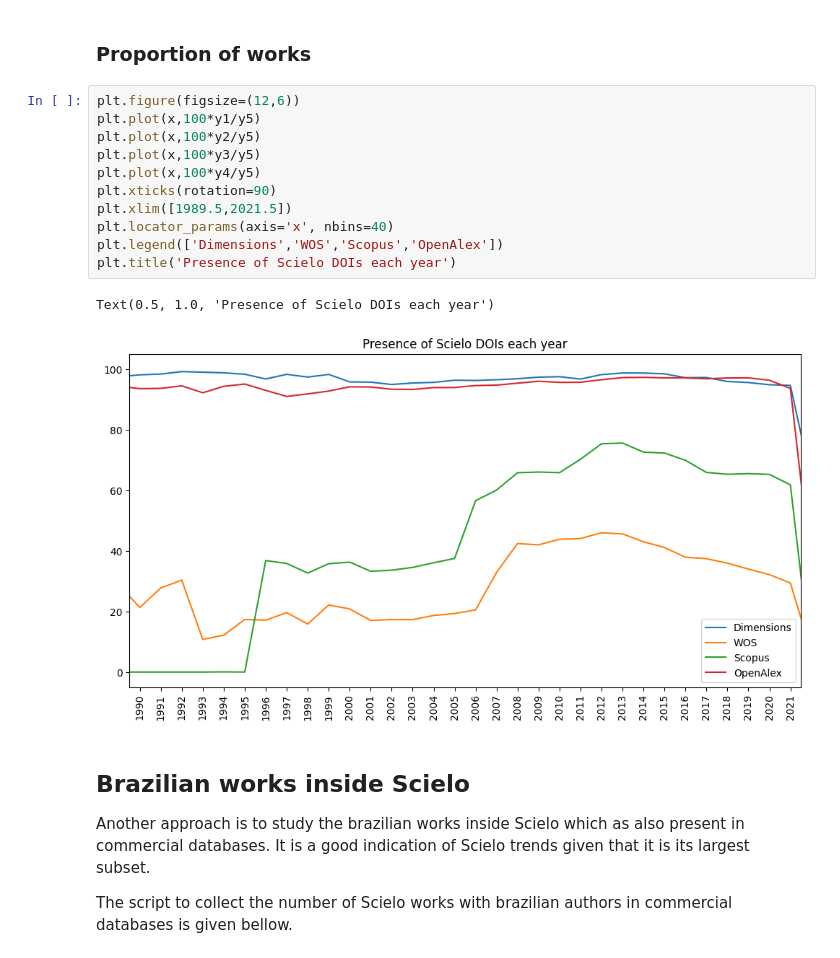
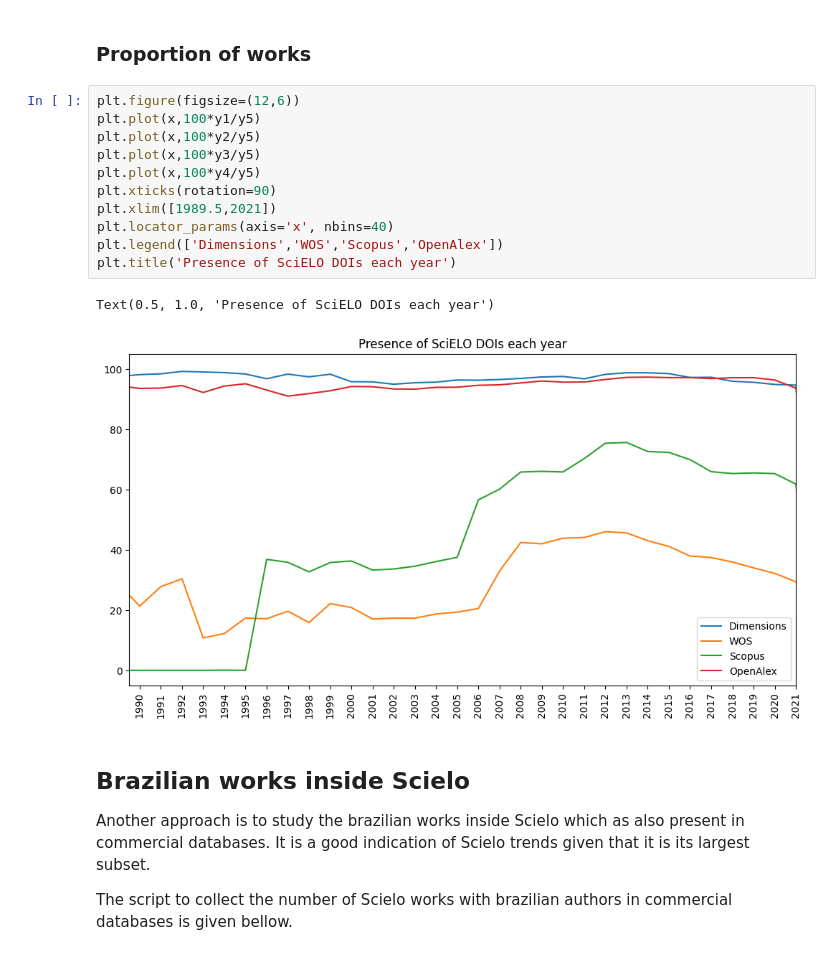
Before and after one commit to alyssonmazoni/scielo_scientometrics, a Jupyter notebook: Scielo_as_a_Scientometric_research_tool.ipynb, the cells around one changed output. Cells and saved outputs as stored; diff of their text form.

```diff
--- a/Scielo_as_a_Scientometric_research_tool.ipynb
+++ b/Scielo_as_a_Scientometric_research_tool.ipynb
@@ -374,17 +401,17 @@ Text(0.5, 1.0, 'Works in Scielo each year')
 # %%
 plt.figure(figsize=(12,6))
 plt.plot(x,100*y1/y5)
 plt.plot(x,100*y2/y5)
 plt.plot(x,100*y3/y5)
 plt.plot(x,100*y4/y5)
 plt.xticks(rotation=90)
-plt.xlim([1989.5,2021.5])
+plt.xlim([1989.5,2021])
 plt.locator_params(axis='x', nbins=40)
 plt.legend(['Dimensions','WOS','Scopus','OpenAlex'])
-plt.title('Presence of Scielo DOIs each year')
+plt.title('Presence of SciELO DOIs each year')
 # %% [output]
-Text(0.5, 1.0, 'Presence of Scielo DOIs each year')
+Text(0.5, 1.0, 'Presence of SciELO DOIs each year')
-[figure, old version]
+[figure, new version]
 # %% [markdown]
 ## Brazilian works inside Scielo
 
```
Also changed, not shown: parts of 12 cells of this notebook.
